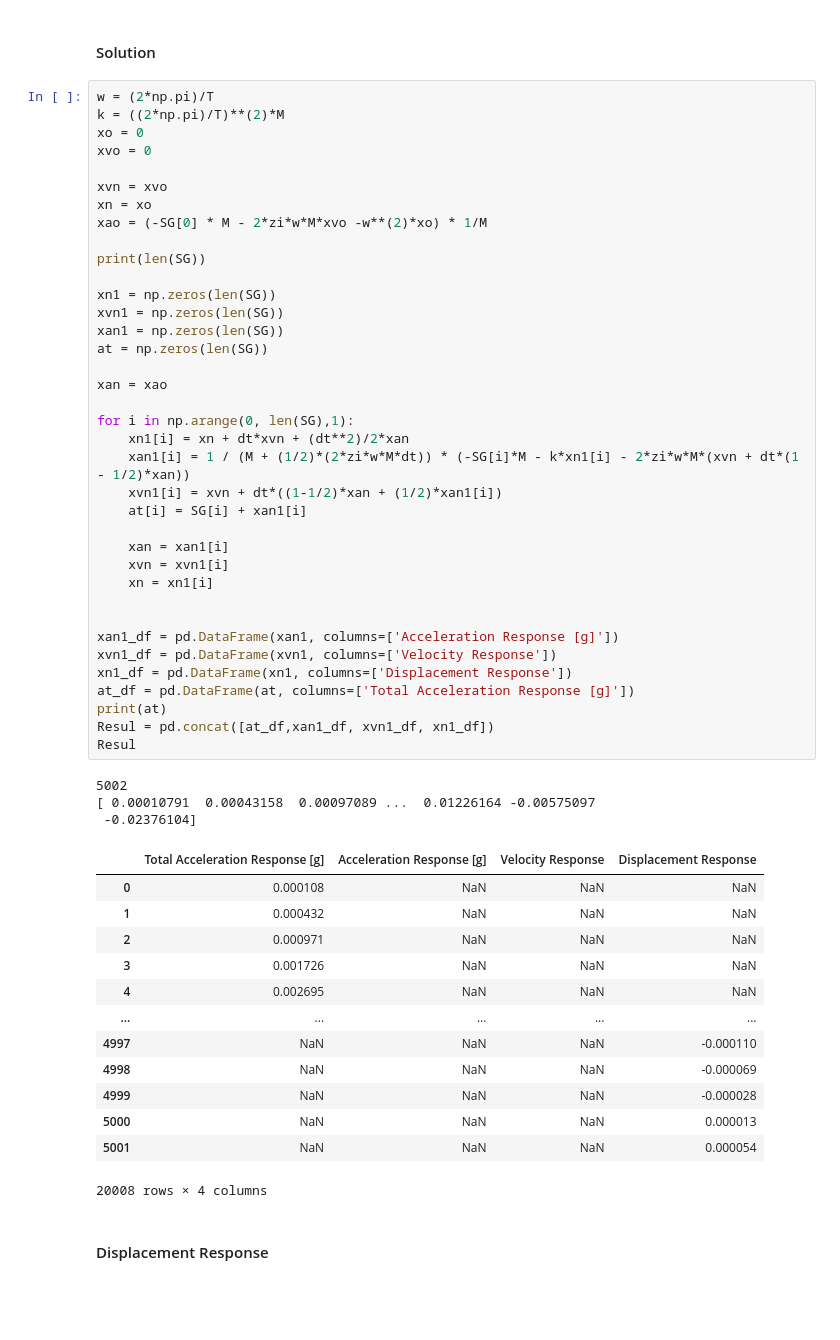
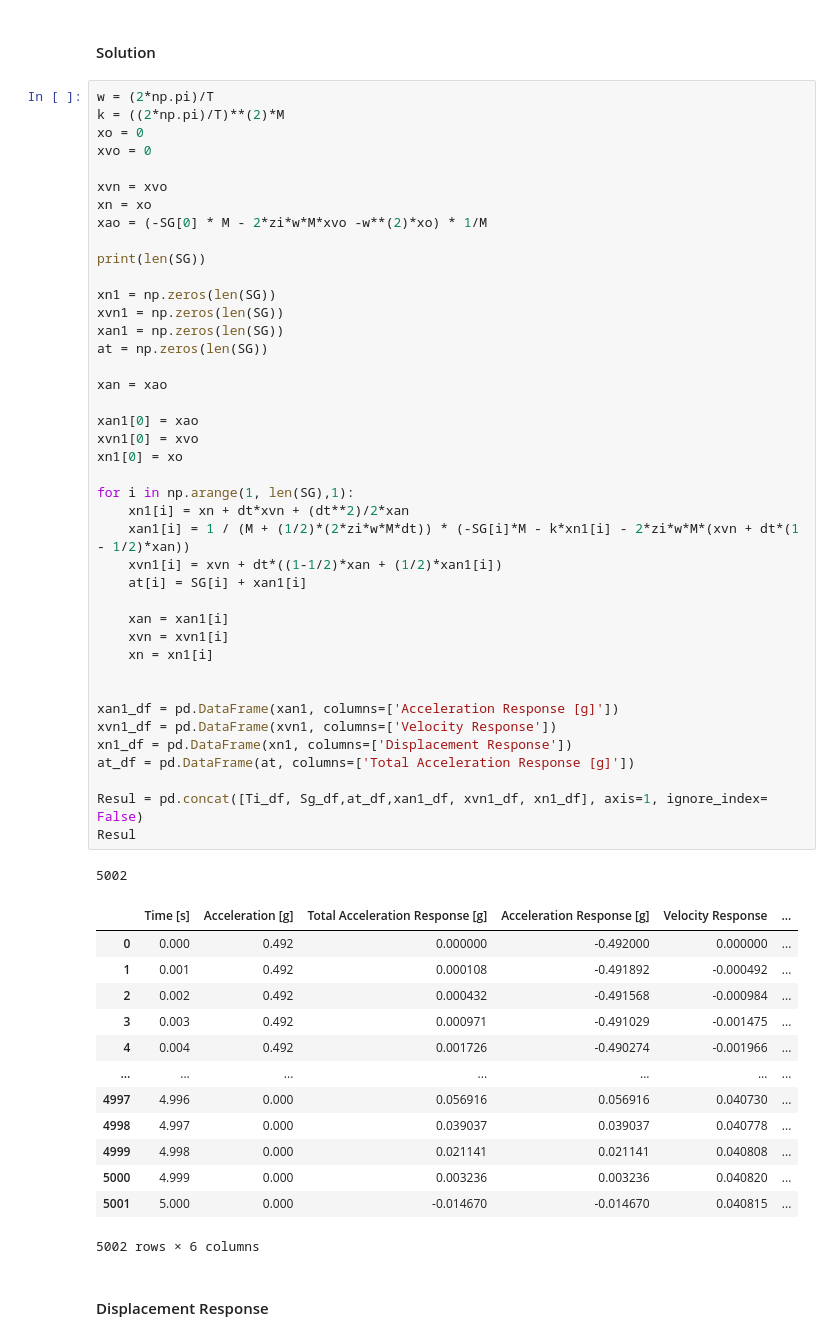
Before and after one commit to LuisGonzalo-Villamarin/Repo_Seismic_Desing, a Jupyter notebook: examples/Example_Free_motion.ipynb, the cells around one changed output. Drawn from its saved outputs; the diff is of its cells as text; blank space fills up the shorter version.

```diff
--- a/examples/Example_Free_motion.ipynb
+++ b/examples/Example_Free_motion.ipynb
@@ -472,51 +472,53 @@ xvo = 0
 xvn = xvo
 xn = xo
 xao = (-SG[0] * M - 2*zi*w*M*xvo -w**(2)*xo) * 1/M
 
 print(len(SG))
 
 xn1 = np.zeros(len(SG))
 xvn1 = np.zeros(len(SG))
 xan1 = np.zeros(len(SG))
 at = np.zeros(len(SG))
 
 xan = xao
 
-for i in np.arange(0, len(SG),1):
+xan1[0] = xao
+xvn1[0] = xvo
+xn1[0] = xo
+
+for i in np.arange(1, len(SG),1):
     xn1[i] = xn + dt*xvn + (dt**2)/2*xan
     xan1[i] = 1 / (M + (1/2)*(2*zi*w*M*dt)) * (-SG[i]*M - k*xn1[i] - 2*zi*w*M*(xvn + dt*(1 - 1/2)*xan))
     xvn1[i] = xvn + dt*((1-1/2)*xan + (1/2)*xan1[i])
     at[i] = SG[i] + xan1[i]
 
     xan = xan1[i]
     xvn = xvn1[i]
     xn = xn1[i]
 
 
 xan1_df = pd.DataFrame(xan1, columns=['Acceleration Response [g]'])
 xvn1_df = pd.DataFrame(xvn1, columns=['Velocity Response'])
 xn1_df = pd.DataFrame(xn1, columns=['Displacement Response'])
 at_df = pd.DataFrame(at, columns=['Total Acceleration Response [g]'])
-print(at)
-Resul = pd.concat([at_df,xan1_df, xvn1_df, xn1_df])
+
+Resul = pd.concat([Ti_df, Sg_df,at_df,xan1_df, xvn1_df, xn1_df], axis=1, ignore_index= False)
 Resul
 # %% [output]
 5002
-[ 0.00010791  0.00043158  0.00097089 ...  0.01226164 -0.00575097
- -0.02376104]
-|  | Total Acceleration Response [g] | Acceleration Response [g] | Velocity Response | Displacement Response |
-| 0 | 0.000108 | NaN | NaN | NaN |
-| 1 | 0.000432 | NaN | NaN | NaN |
-| 2 | 0.000971 | NaN | NaN | NaN |
-| 3 | 0.001726 | NaN | NaN | NaN |
-| 4 | 0.002695 | NaN | NaN | NaN |
-| ... | ... | ... | ... | ... |
-| 4997 | NaN | NaN | NaN | -0.000110 |
-| 4998 | NaN | NaN | NaN | -0.000069 |
-| 4999 | NaN | NaN | NaN | -0.000028 |
-| 5000 | NaN | NaN | NaN | 0.000013 |
-| 5001 | NaN | NaN | NaN | 0.000054 |
+|  | Time [s] | Acceleration [g] | Total Acceleration Response [g] | Acceleration Response [g] | Velocity Response | ... |
+| 0 | 0.000 | 0.492 | 0.000000 | -0.492000 | 0.000000 | ... |
+| 1 | 0.001 | 0.492 | 0.000108 | -0.491892 | -0.000492 | ... |
+| 2 | 0.002 | 0.492 | 0.000432 | -0.491568 | -0.000984 | ... |
+| 3 | 0.003 | 0.492 | 0.000971 | -0.491029 | -0.001475 | ... |
+| 4 | 0.004 | 0.492 | 0.001726 | -0.490274 | -0.001966 | ... |
+| ... | ... | ... | ... | ... | ... | ... |
+| 4997 | 4.996 | 0.000 | 0.056916 | 0.056916 | 0.040730 | ... |
+| 4998 | 4.997 | 0.000 | 0.039037 | 0.039037 | 0.040778 | ... |
+| 4999 | 4.998 | 0.000 | 0.021141 | 0.021141 | 0.040808 | ... |
+| 5000 | 4.999 | 0.000 | 0.003236 | 0.003236 | 0.040820 | ... |
+| 5001 | 5.000 | 0.000 | -0.014670 | -0.014670 | 0.040815 | ... |
-20008 rows × 4 columns
+5002 rows × 6 columns
 # %% [markdown]
 #### Displacement Response
 # %%
```
Also changed, not shown: parts of 3 cells of this notebook.
